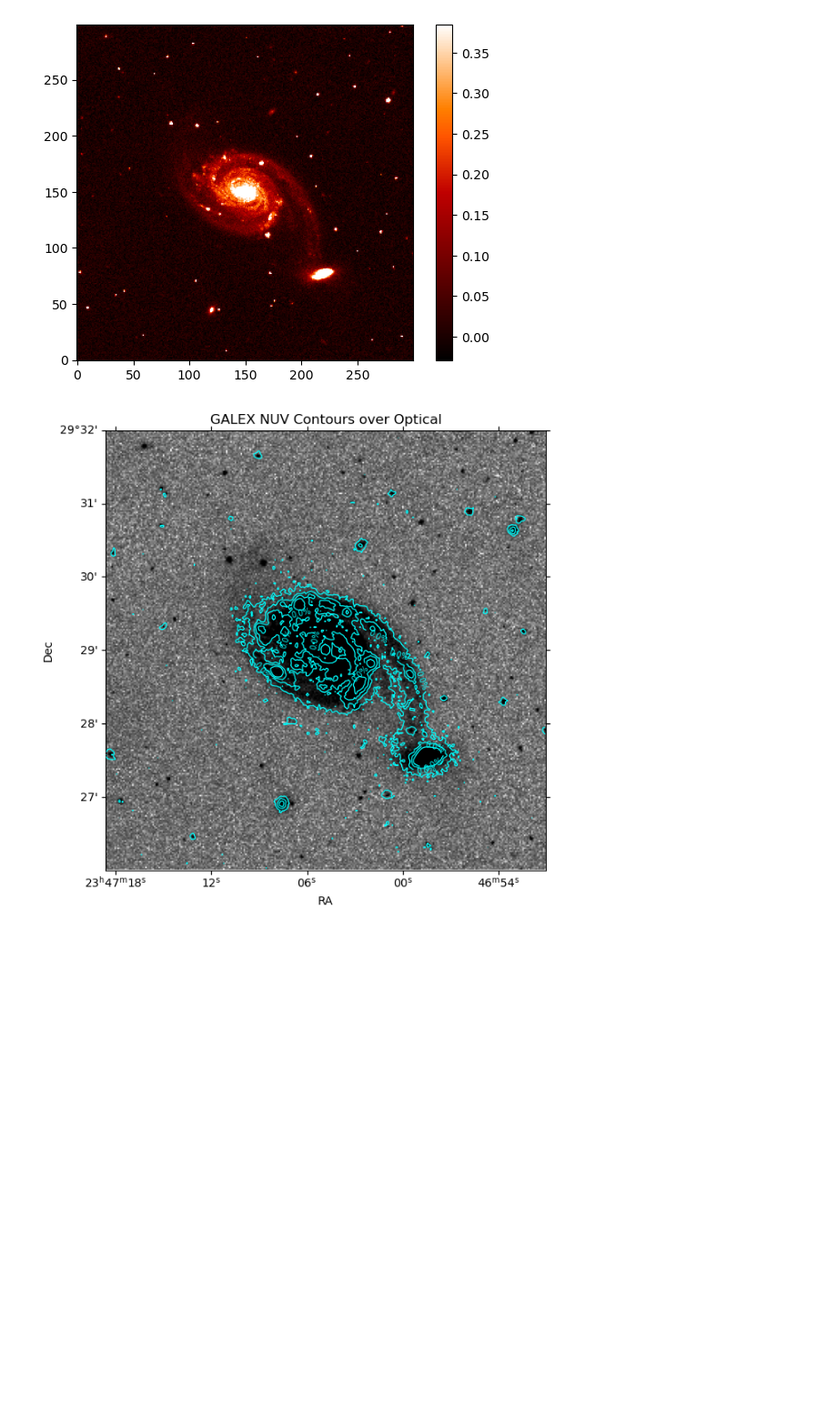
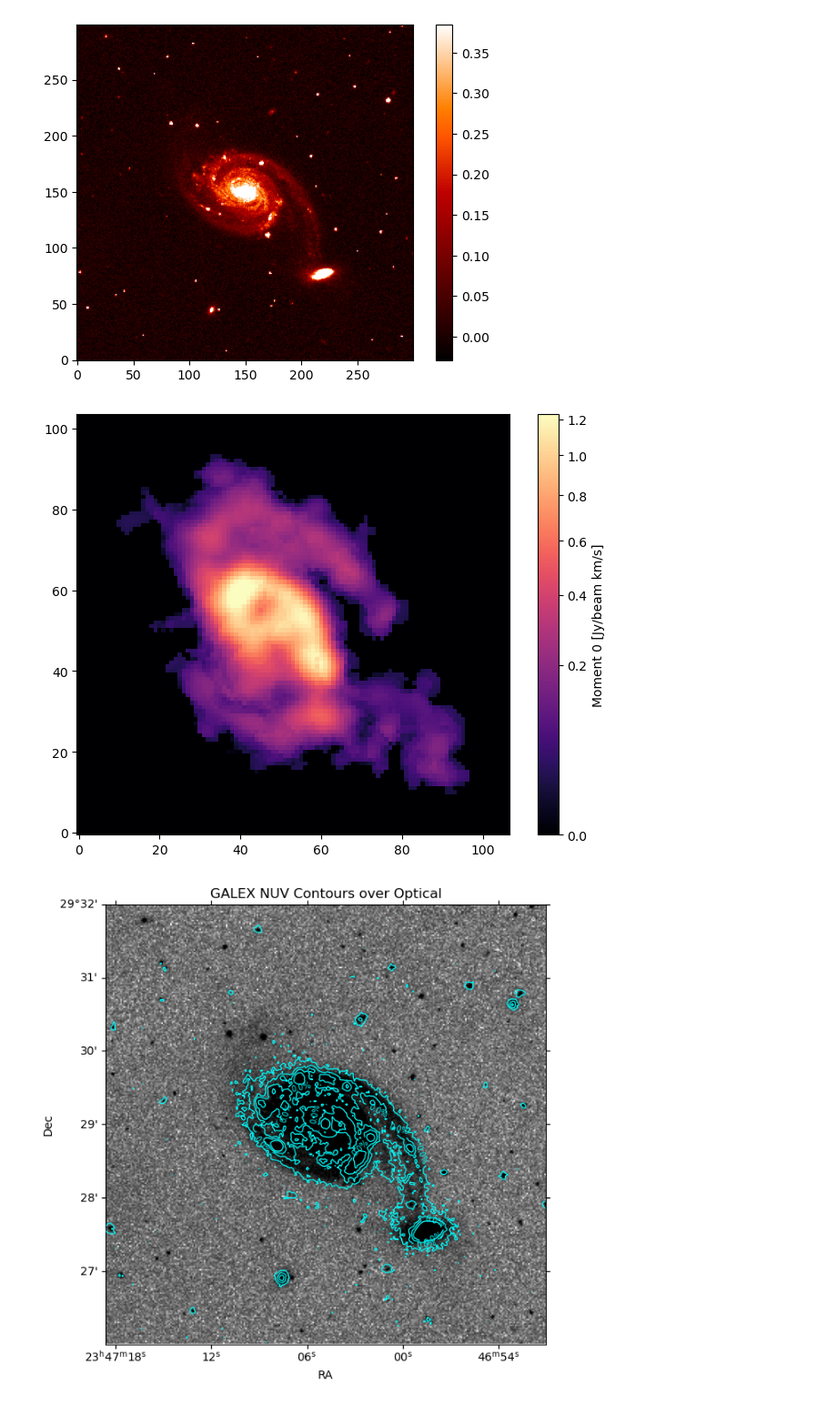
Before and after one commit to AnyelTars/Arp86-Galaxy-System, a Jupyter notebook: StarFormation/StarsFormation.ipynb, the cells around one changed output. Shown at 91% size. Cells and saved outputs as stored; diff of their text form; code cells hidden in the pictures; blank space fills up the shorter version.

```diff
--- a/StarFormation/StarsFormation.ipynb
+++ b/StarFormation/StarsFormation.ipynb
@@ -25,6 +25,19 @@ directory="/home/angeldavid/Desktop/Fedora/RESEARCH-INTERSHIPS/data_cubes/NGC775
 hdul_optical = fits.open(directory+"ngc7753-optical.fits")
 header_optical = hdul_optical[0].header
 data_optical = hdul_optical[0].data
+# %%
+# import integrated intensity HI map
+cube='S2349+2904_HIcube2_clean_smooth_image_5_cube_kms.fits'
+mask='S2349+2904_HIcube2_clean_smooth_image_5_mask_kms.fits'
+data_intensity=fits.getdata(directory+cube)
+data_mask=fits.getdata(directory+mask)
+header_intensity=fits.getheader(directory+cube)
+# apply the mask
+# apply the mask
+masked_data=np.where(data_mask,data_intensity,0)
+# %%
+# create integrated intensity map
+mom0_dat = np.nansum(masked_data,axis=0)*abs(header_intensity['CDELT3'])/1000
 # %%
 vmin, vmax = np.percentile(data_optical, [1, 99.5])
 plt.imshow(data_optical, cmap='gist_heat', vmin=vmin, vmax=vmax,origin='lower')
@@ -32,6 +45,13 @@ plt.colorbar()
 plt.show()
 # %% [output]
 [figure]
+# %%
+plt.figure(figsize=(8,6))
+plt.imshow(mom0_dat,origin='lower',cmap='magma',norm=simple_norm(mom0_dat, 'sqrt', percent=99.5))
+plt.colorbar(label='Moment 0 [Jy/beam km/s]')
+plt.show()
+# %% [output]
+[figure, added]
 # %%
 # Build WCS objects
 wcs_opt = WCS(header_optical)
```
Also changed, not shown: parts of 4 cells of this notebook.
